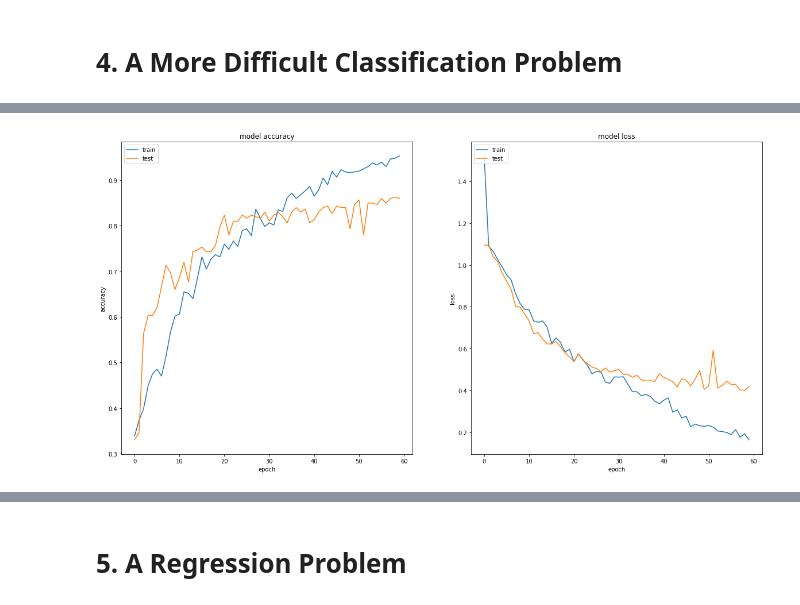
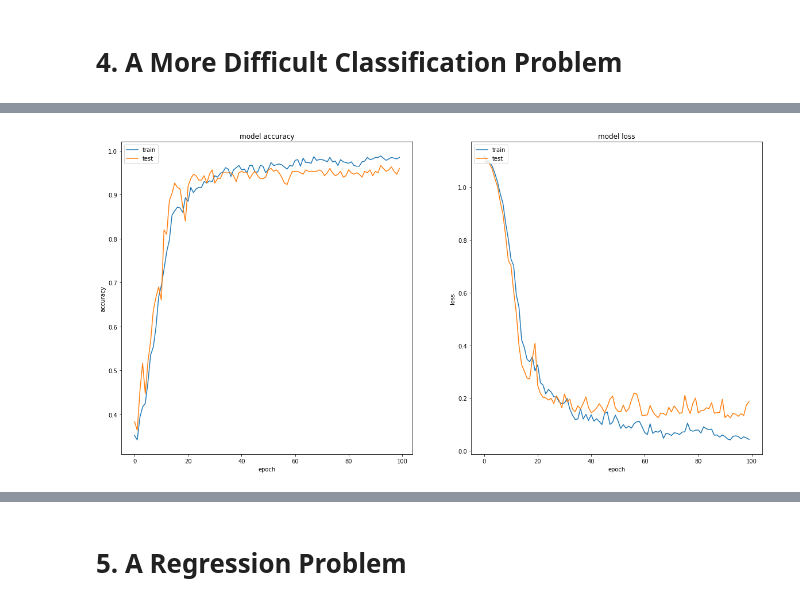
Before and after one commit to guhur/MVA_DeepLearning, a Jupyter notebook: deep-learning-mp1.ipynb, the cells around one changed output, grey strips where cells are left out. Cells and saved outputs as stored; diff of their text form; code cells hidden in the pictures.

```diff
--- a/deep-learning-mp1.ipynb
+++ b/deep-learning-mp1.ipynb
@@ -122,22 +127,29 @@ X_train, Y_train = generate_dataset_classification(600, 20, True)
 X_test, Y_test = generate_test_set_classification(300, 20, True)
 # %%
 models['convnet'] = Sequential()
-models['convnet'].add(Conv2D(16,(5,5), activation='relu', input_shape=(IMAGE_SIZE, IMAGE_SIZE, 1))) #filters
+models['convnet'].add(Conv2D(32,(5,5), strides=3, activation='relu', input_shape=(72,72,1))) #filters
 models['convnet'].add(MaxPooling2D(pool_size=(2,2))) #pooling layer
 models['convnet'].add(Dropout(0.5))
+models['convnet'].add(Conv2D(16,(5,5), activation='relu')) #filters
+models['convnet'].add(MaxPooling2D(pool_size=(2,2))) #pooling layer
+models['convnet'].add(Dropout(0.25))
 models['convnet'].add(Flatten())
-models['convnet'].add(Dense(64, activation='relu'))
+models['convnet'].add(Dense(256))
+models['convnet'].add(Activation('relu'))
 models['convnet'].add(Dropout(0.5))
-models['convnet'].add(Dense(n_classes, activation='softmax'))
+models['convnet'].add(Dense(3))
+models['convnet'].add(Activation('softmax'))
 models['convnet'].compile(optimizer='adam', loss='categorical_crossentropy',
-                       metrics=['accuracy'])
-
+                  metrics=['accuracy'])
 
 X_train2 = X_train.reshape(X_train.shape[0], IMAGE_SIZE, IMAGE_SIZE, -1).astype('float32')
 X_test2 = X_test.reshape(X_test.shape[0], IMAGE_SIZE, IMAGE_SIZE, -1).astype('float32')
 
-history = models['convnet'].fit(X_train2, Y_train, batch_size=32, epochs=60,
+history = models['convnet'].fit(X_train2, Y_train, batch_size=32, epochs=100,
                              validation_data=(X_test2, Y_test), verbose=0)
 
+evaluation = models['convnet'].evaluate(X_test2, Y_test)
+print(f"Evaluation on the test set: accuracy {evaluation[1]*100:.2f}% - loss {evaluation[0]:.2f}")
+
 plot_history(history)
 # %% [output]
@@ -144 +158 @@ plot_history(history)
-[figure, old version]
+[figure, new version]
```
Also changed, not shown: parts of 13 cells of this notebook.
